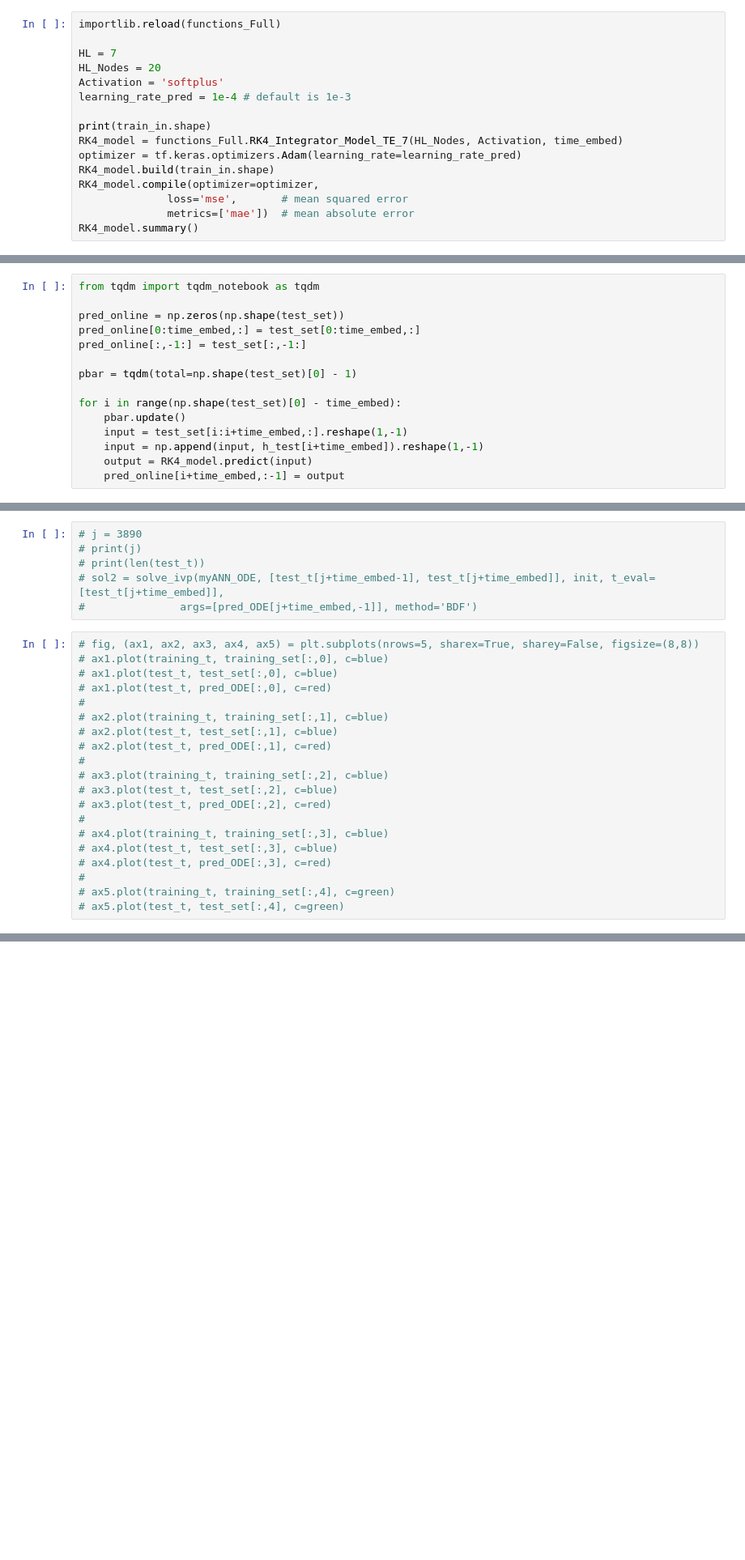
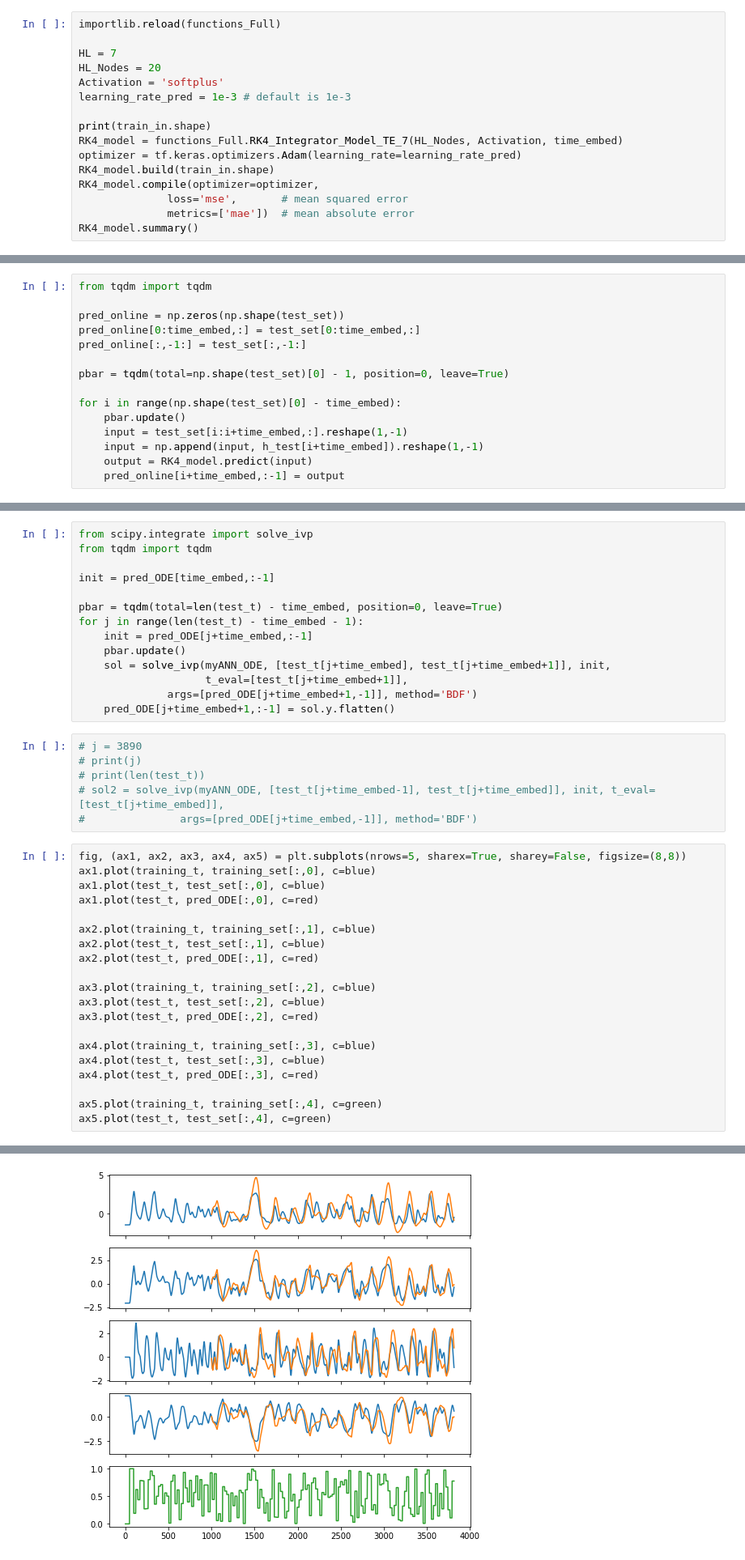
Before and after one commit to saurabhmalani1994/greyBoxSau, a Jupyter notebook: developMe_Full.ipynb, the cells around one changed output, grey strips where cells are left out. Shown at 81% size. Drawn from its saved outputs; the diff is of its cells as text; blank space fills up the shorter version.

Commit message:
Time Embed 10, Time Delay 1 hour

```diff
--- a/developMe_Full.ipynb
+++ b/developMe_Full.ipynb
@@ -232,7 +234,7 @@ importlib.reload(functions_Full)
 HL = 7
 HL_Nodes = 20
 Activation = 'softplus'
-learning_rate_pred = 1e-4 # default is 1e-3
+learning_rate_pred = 1e-3 # default is 1e-3
 
 print(train_in.shape)
 RK4_model = functions_Full.RK4_Integrator_Model_TE_7(HL_Nodes, Activation, time_embed)
@@ -333,11 +338,11 @@ ax5.set_ylabel('Light')
 # %%
-from tqdm import tqdm_notebook as tqdm
+from tqdm import tqdm
 
 pred_online = np.zeros(np.shape(test_set))
 pred_online[0:time_embed,:] = test_set[0:time_embed,:]
 pred_online[:,-1:] = test_set[:,-1:]
 
-pbar = tqdm(total=np.shape(test_set)[0] - 1)
+pbar = tqdm(total=np.shape(test_set)[0] - 1, position=0, leave=True)
 
 for i in range(np.shape(test_set)[0] - time_embed):
     pbar.update()
@@ -420,3 +433,17 @@ ax5.axvline(x=test_t[0],c=black)
+# %%
+from scipy.integrate import solve_ivp
+from tqdm import tqdm
+
+init = pred_ODE[time_embed,:-1]
+
+pbar = tqdm(total=len(test_t) - time_embed, position=0, leave=True)
+for j in range(len(test_t) - time_embed - 1):
+    init = pred_ODE[j+time_embed,:-1]
+    pbar.update()
+    sol = solve_ivp(myANN_ODE, [test_t[j+time_embed], test_t[j+time_embed+1]], init,
+                    t_eval=[test_t[j+time_embed+1]],
+              args=[pred_ODE[j+time_embed+1,-1]], method='BDF')
+    pred_ODE[j+time_embed+1,:-1] = sol.y.flatten()
 # %%
 # j = 3890
 # print(j)
@@ -424,22 +451,23 @@ ax5.axvline(x=test_t[0],c=black)
 # sol2 = solve_ivp(myANN_ODE, [test_t[j+time_embed-1], test_t[j+time_embed]], init, t_eval=[test_t[j+time_embed]],
 #               args=[pred_ODE[j+time_embed,-1]], method='BDF')
 # %%
-# fig, (ax1, ax2, ax3, ax4, ax5) = plt.subplots(nrows=5, sharex=True, sharey=False, figsize=(8,8))
-# ax1.plot(training_t, training_set[:,0], c=blue)
-# ax1.plot(test_t, test_set[:,0], c=blue)
-# ax1.plot(test_t, pred_ODE[:,0], c=red)
-#
-# ax2.plot(training_t, training_set[:,1], c=blue)
-# ax2.plot(test_t, test_set[:,1], c=blue)
-# ax2.plot(test_t, pred_ODE[:,1], c=red)
-#
-# ax3.plot(training_t, training_set[:,2], c=blue)
-# ax3.plot(test_t, test_set[:,2], c=blue)
-# ax3.plot(test_t, pred_ODE[:,2], c=red)
-#
-# ax4.plot(training_t, training_set[:,3], c=blue)
-# ax4.plot(test_t, test_set[:,3], c=blue)
-# ax4.plot(test_t, pred_ODE[:,3], c=red)
-#
-# ax5.plot(training_t, training_set[:,4], c=green)
-# ax5.plot(test_t, test_set[:,4], c=green)
+fig, (ax1, ax2, ax3, ax4, ax5) = plt.subplots(nrows=5, sharex=True, sharey=False, figsize=(8,8))
+ax1.plot(training_t, training_set[:,0], c=blue)
+ax1.plot(test_t, test_set[:,0], c=blue)
+ax1.plot(test_t, pred_ODE[:,0], c=red)
+
+ax2.plot(training_t, training_set[:,1], c=blue)
+ax2.plot(test_t, test_set[:,1], c=blue)
+ax2.plot(test_t, pred_ODE[:,1], c=red)
+
+ax3.plot(training_t, training_set[:,2], c=blue)
+ax3.plot(test_t, test_set[:,2], c=blue)
+ax3.plot(test_t, pred_ODE[:,2], c=red)
+
+ax4.plot(training_t, training_set[:,3], c=blue)
+ax4.plot(test_t, test_set[:,3], c=blue)
+ax4.plot(test_t, pred_ODE[:,3], c=red)
+
+ax5.plot(training_t, training_set[:,4], c=green)
+ax5.plot(test_t, test_set[:,4], c=green)
+# %% [output]
@@ -445,0 +475 @@ ax5.axvline(x=test_t[0],c=black)
+[figure, added]
```
Also changed, not shown: parts of 13 cells of this notebook, 1 other file.
